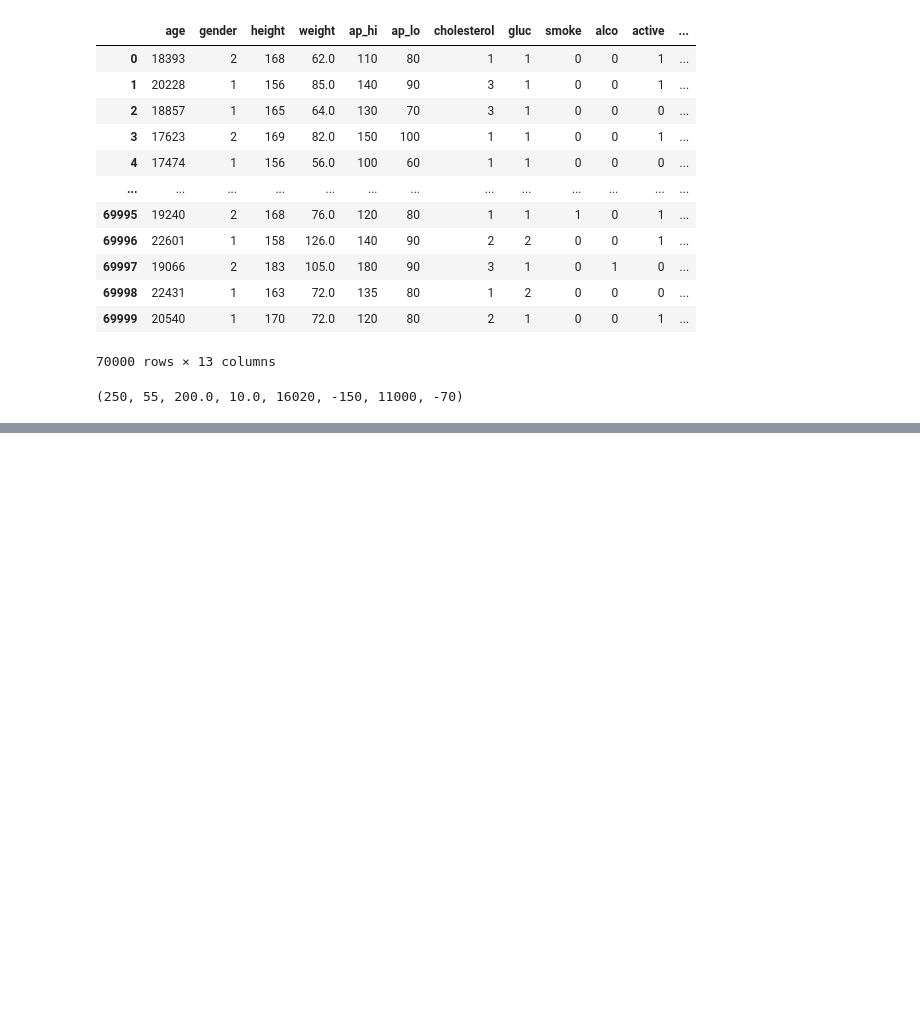
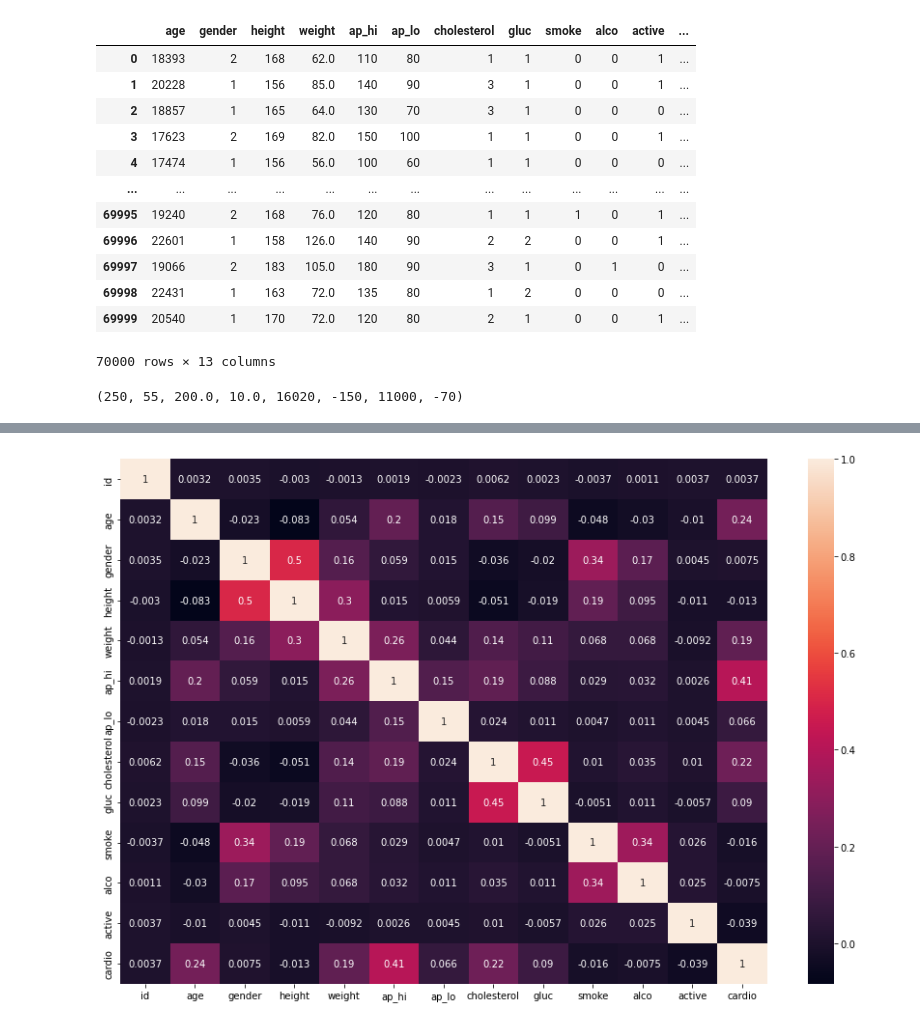
Before and after one commit to jpphi/prj_final, a Jupyter notebook: E1/E1_baseb12.ipynb, the cells around one changed output, grey strips where cells are left out. Drawn from its saved outputs; the diff is of its cells as text; code cells hidden in the pictures; blank space fills up the shorter version.

```diff
--- a/E1/E1_baseb12.ipynb
+++ b/E1/E1_baseb12.ipynb
@@ -7,0 +90,2 @@ from pandas_profiling import ProfileReport
+# %%
+faux_et_usage_de_faux= Faussaire()
@@ -57,0 +302,29 @@ cte_age_an_jour= 365,242199
+# %%
+#print(faux_et_usage_de_faux.nom_prenom('f'), faux_et_usage_de_faux.nom_prenom('h'))
+#print(faux_et_usage_de_faux.voir_nom_i(7617), faux_et_usage_de_faux.voir_nom_i(4393), sep=",")
+
+df=df.reset_index(drop=True)
+
+df["nom"]= ""
+df["prenom"]= ""
+df["idp"]=0
+df["nom_med"]= ""
+df["prenom_med"]= ""
+df["idmed"]= 0
+
+for idx, row in df.iterrows():
+    df.loc[idx,"idp"]= idx +1
+    med= liste_medecin[random.randint(0, len(liste_medecin)-1)]
+    df.loc[idx,"nom_med"]= med[0]
+    df.loc[idx,"prenom_med"]= med[1]
+    df.loc[idx,"idmed"]= med[2]
+    if df.loc[idx,"gender"]== 1:
+        nom, prenom= faux_et_usage_de_faux.nom_prenom('h')
+        df.loc[idx,"nom"]= nom
+        df.loc[idx,"prenom"]= prenom
+    else:
+        nom, prenom= faux_et_usage_de_faux.nom_prenom('f')
+        df.loc[idx,"nom"]= nom
+        df.loc[idx,"prenom"]= prenom
+
+df
@@ -57,0 +383,2 @@ cte_age_an_jour= 365,242199
+# %%
+df["nom"].iloc[538]= "toto"
@@ -57,0 +394,5 @@ cte_age_an_jour= 365,242199
+# %%
+#df.drop("level_0", axis= 1, inplace= True)
+df.drop("index", axis= 1, inplace= True)
+#df.drop("nom", axis= 1, inplace= True)
+#df.drop("prenom", axis= 1, inplace= True)
@@ -57,0 +439,9 @@ cte_age_an_jour= 365,242199
+# %%
+import seaborn as sn
+
+corrMatrix = df.corr()
+plt.figure(figsize=(15,10))
+sn.heatmap(corrMatrix, annot=True)
+plt.show()
+# %% [output]
+[figure, added]
```
Also changed, not shown: parts of 28 cells of this notebook, 3 other files.
